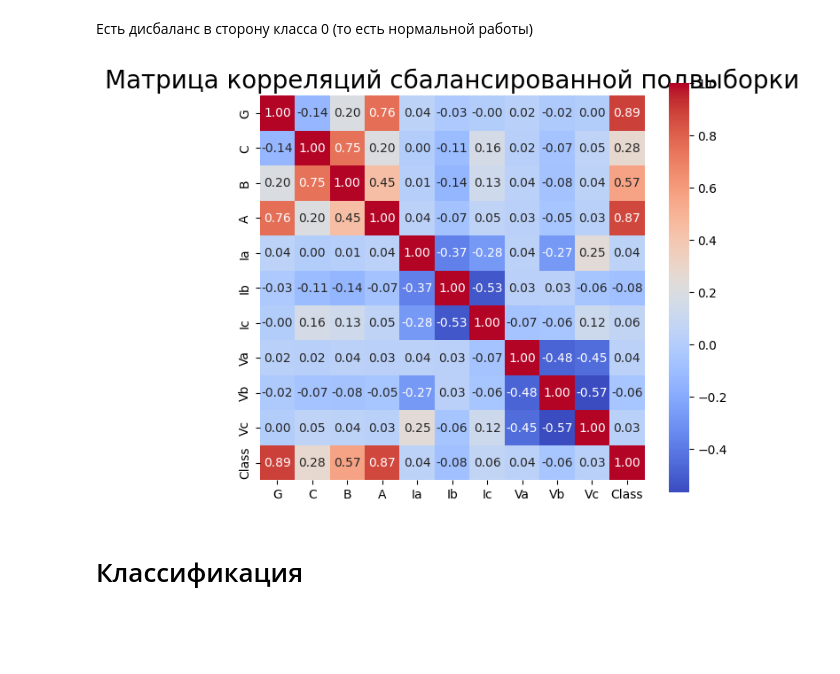
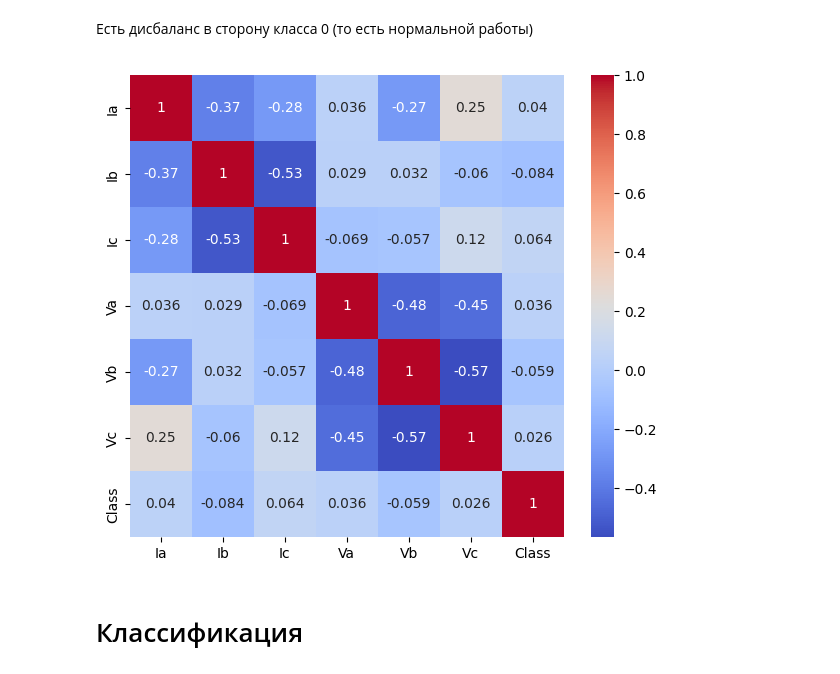
Before and after one commit to KoJl9lH-59rus/ML_FINAL, a Jupyter notebook: Итоговая работа по Технологиям Машинного обучения.ipynb, the cells around one changed output. Saved outputs shown, nothing was run; the diff lists cells and outputs as text; code cells hidden in the pictures; blank space fills up the shorter version.

```diff
--- a/Итоговая работа по Технологиям Машинного обучения.ipynb
+++ b/Итоговая работа по Технологиям Машинного обучения.ipynb
@@ -161,5 +158,6 @@ fault_mapping = {
 
 # Применяем замену
 dataset['Class'] = dataset[['G', 'C', 'B', 'A']].apply(lambda x: fault_mapping[tuple(x)], axis=1)
+dataset = dataset.drop(columns=['G', 'C', 'B', 'A'])
 dataset.head()
 # %% [output]
@@ -197,11 +195,10 @@ plt.axis('off');
 Есть дисбаланс в сторону класса 0 (то есть нормальной работы)
 # %%
 plt.figure(figsize=(7,6))
-sns.heatmap(dataset.corr(), annot = True, cmap = 'coolwarm', fmt='.2f', square=True)
-plt.title('Матрица корреляций сбалансированной подвыборки', fontsize=20)
+sns.heatmap(dataset.corr(), annot = True, cmap = 'coolwarm')
 plt.show()
 # %% [output]
-[figure, old version]
+[figure, new version]
 # %% [markdown]
 # Классификация
 # %% [markdown]
```
Also changed, not shown: parts of 9 cells of this notebook.
